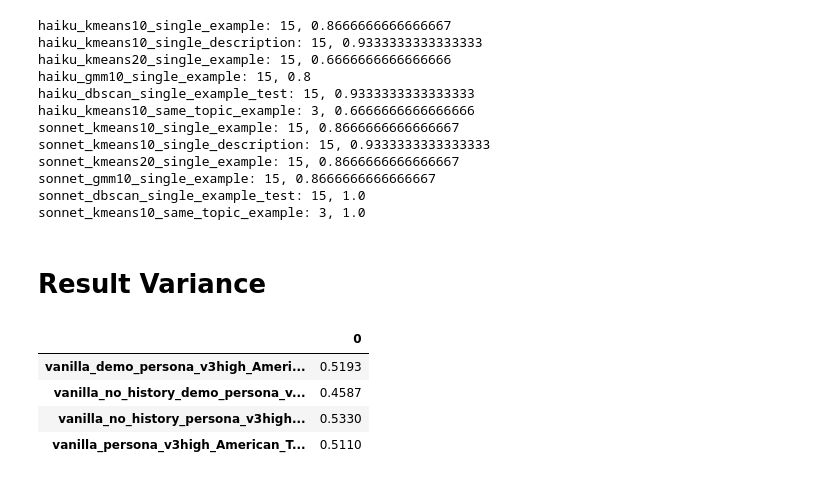
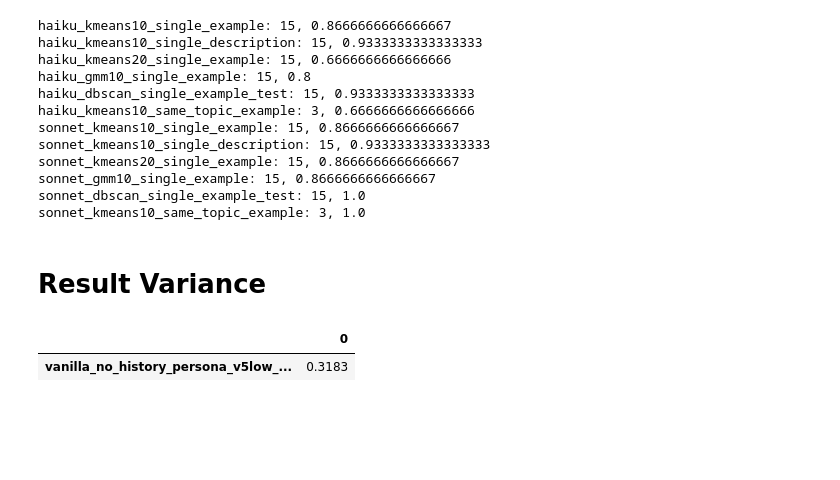
Before and after one commit to liamjxu/pump_code, a Jupyter notebook: pump/metrics.ipynb, the cells around one changed output. Saved outputs shown, nothing was run; the diff lists cells and outputs as text; code cells hidden in the pictures; blank space fills up the shorter version.

```diff
--- a/pump/metrics.ipynb
+++ b/pump/metrics.ipynb
@@ -265,41 +265,33 @@ sonnet_kmeans10_same_topic_example: 3, 1.0
 # %%
 import json
 import os
 import pandas as pd
 
 res = {}
 for filename in os.listdir('opinions_qa/output'):
-    if 'v3high' not in filename :
+    if 'cand' not in filename:
         continue
     # if 'v2' in filename:
     #     continue
     exp = filename[9:][:-5]
     if exp not in res:
         res[exp] = []
     with open(f"opinions_qa/output/{filename}", 'r') as f:
         data = json.load(f)
+    res[exp] = [f"={sum([_['is_correct'] for _ in data])}/{len(data)}"]
     res[exp] = [f"{sum([_['is_correct'] for _ in data])/len(data):.4f}"]
-    # res[exp] = [f"={sum([_['is_correct'] for _ in data])}/{len(data)}"]
-
-res
 
 import numpy as np
 df = pd.DataFrame(res)
 df = df[sorted(df.columns)]
-
-
 df = df.transpose()
 
 
 # df['avg'] = df.apply(lambda x: np.mean(x[[0,1,2]]), axis=1)
-
 # df['var'] = df.apply(lambda x: np.var(x[[0,1,2]]), axis=1)
 # df['std'] = df.apply(lambda x: np.std(x[[0,1,2]]), axis=1)
 
 df
 # %% [output]
 |  | 0 |
-| vanilla_demo_persona_v3high_Ameri... | 0.5193 |
-| vanilla_no_history_demo_persona_v... | 0.4587 |
-| vanilla_no_history_persona_v3high... | 0.5330 |
-| vanilla_persona_v3high_American_T... | 0.5110 |
+| vanilla_no_history_persona_v5low_... | 0.3183 |
```
Also changed, not shown: parts of 4 cells of this notebook, 5 other files.
